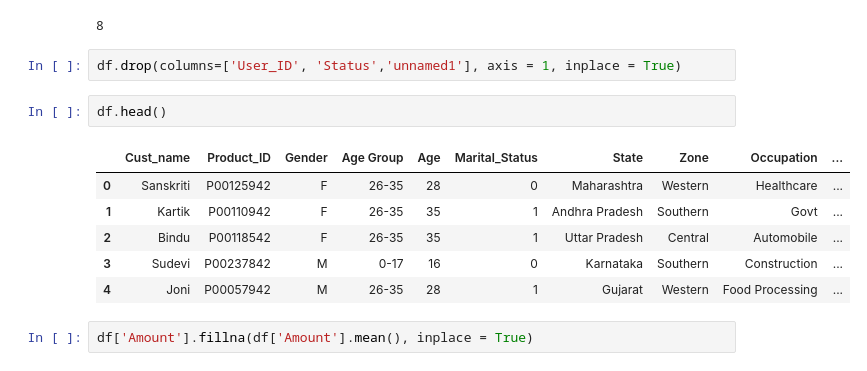
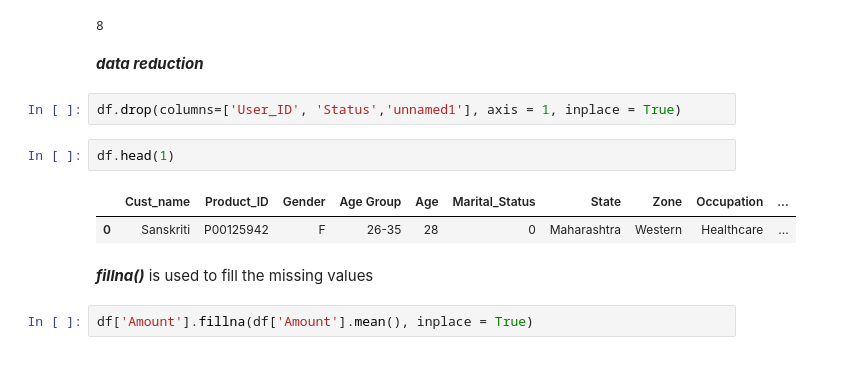
Before and after one commit to rakshume/EDA, a Jupyter notebook: Diwali/diwali_sales.ipynb, the cells around one changed output. Cells and saved outputs as stored; diff of their text form.

```diff
--- a/Diwali/diwali_sales.ipynb
+++ b/Diwali/diwali_sales.ipynb
@@ -95,17 +211,18 @@ dtype: int64
 df.duplicated().sum()
 # %% [output]
 8
+# %% [markdown]
+***data reduction***
 # %%
 df.drop(columns=['User_ID', 'Status','unnamed1'], axis = 1, inplace = True)
 # %%
-df.head()
+df.head(1)
 # %% [output]
 |  | Cust_name | Product_ID | Gender | Age Group | Age | Marital_Status | State | Zone | Occupation | ... |
 | 0 | Sanskriti | P00125942 | F | 26-35 | 28 | 0 | Maharashtra | Western | Healthcare | ... |
-| 1 | Kartik | P00110942 | F | 26-35 | 35 | 1 | Andhra Pradesh | Southern | Govt | ... |
-| 2 | Bindu | P00118542 | F | 26-35 | 35 | 1 | Uttar Pradesh | Central | Automobile | ... |
-| 3 | Sudevi | P00237842 | M | 0-17 | 16 | 0 | Karnataka | Southern | Construction | ... |
-| 4 | Joni | P00057942 | M | 26-35 | 28 | 1 | Gujarat | Western | Food Processing | ... |
+# %% [markdown]
+***fillna()***
+is used to fill the missing values
 # %%
 df['Amount'].fillna(df['Amount'].mean(), inplace = True)
 # %%
```
Also changed, not shown: parts of 34 cells of this notebook, 3 other files.
